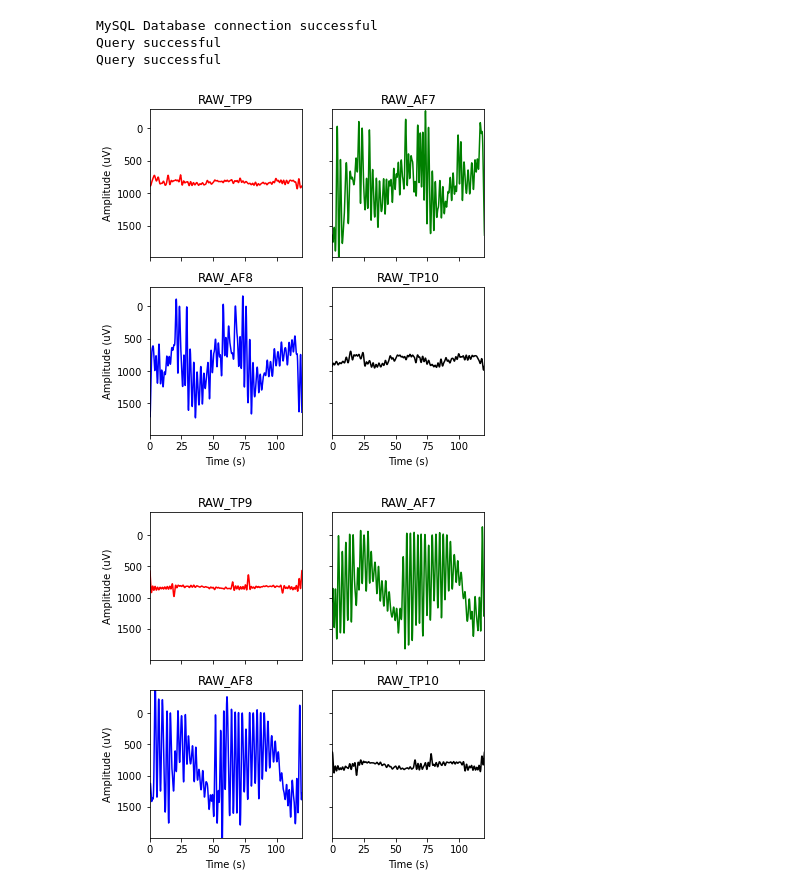
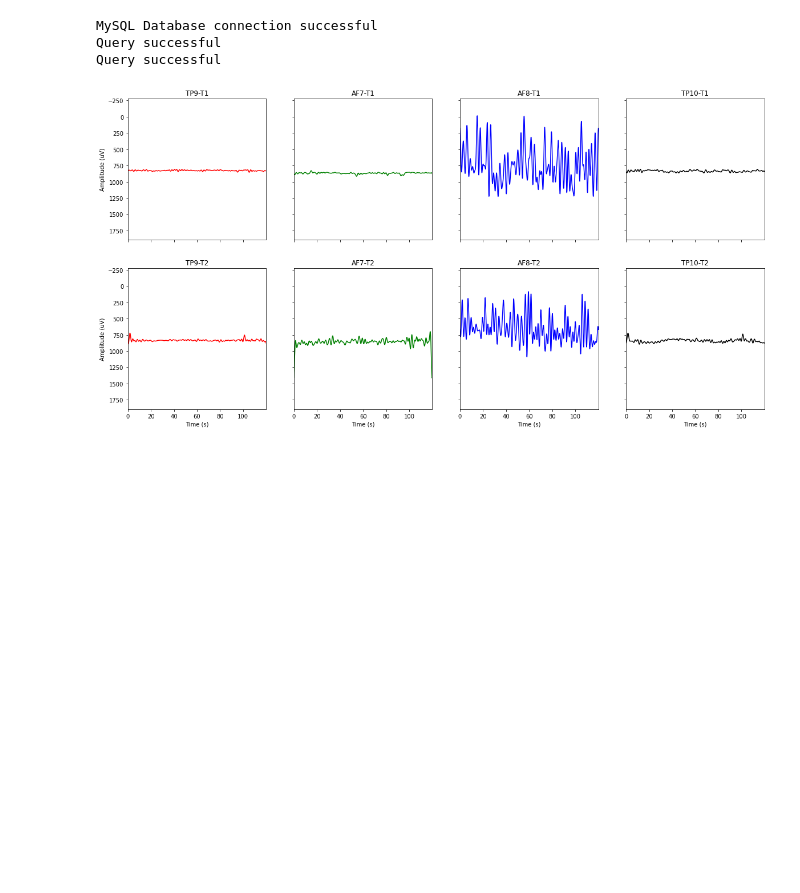
Before and after one commit to iggy96/eegMusicTherapy, a Jupyter notebook: singleRunAnalysis.ipynb, the cells around one changed output. Cells and saved outputs as stored; diff of their text form; code cells hidden in the pictures; blank space fills up the shorter version.

```diff
--- a/singleRunAnalysis.ipynb
+++ b/singleRunAnalysis.ipynb
@@ -10,8 +10,9 @@ from helper import*
 from params import*
 # %%
 # SQL parameters
-tableName_1 = 'MH_01_ES1_task1'
-tableName_2 = 'MH_01_ES2_task1'
+tableName_1 = 'MH_09_ES1_task1'
+tableName_2 = 'MH_09_ES2_task1'
+task = "Task 1"
 query_1 = ("% s % s"%('SELECT * FROM', tableName_1))
 query_2 = ("% s % s"%('SELECT * FROM', tableName_2))
 # %%
@@ -26,10 +27,8 @@ Query successful
 # %%
 # transform sql extracted table to raw eeg data
 rawEEG_1 = (singleTransformToRawEEG(data_1,fs,collection_time,fs_setting))[0]
 rawEEG_2 = (singleTransformToRawEEG(data_2,fs,collection_time,fs_setting))[0]
 time_s = (singleTransformToRawEEG(data_1,fs,collection_time,fs_setting))[1]
-plots(time_s,rawEEG_1,plotTitles,figSize,pltColor)
-plots(time_s,rawEEG_2,plotTitles,figSize,pltColor)
+plots(time_s,(np.hstack((rawEEG_1,rawEEG_2))),['TP9-T1','AF7-T1','AF8-T1','TP10-T1','TP9-T2','AF7-T2','AF8-T2','TP10-T2'],(20,10),['r','g','b','k','r','g','b','k'])
 # %% [output]
-[figure, old version]
+[figure, new version]
-[figure, removed]
```
Also changed, not shown: parts of 7 cells of this notebook.
